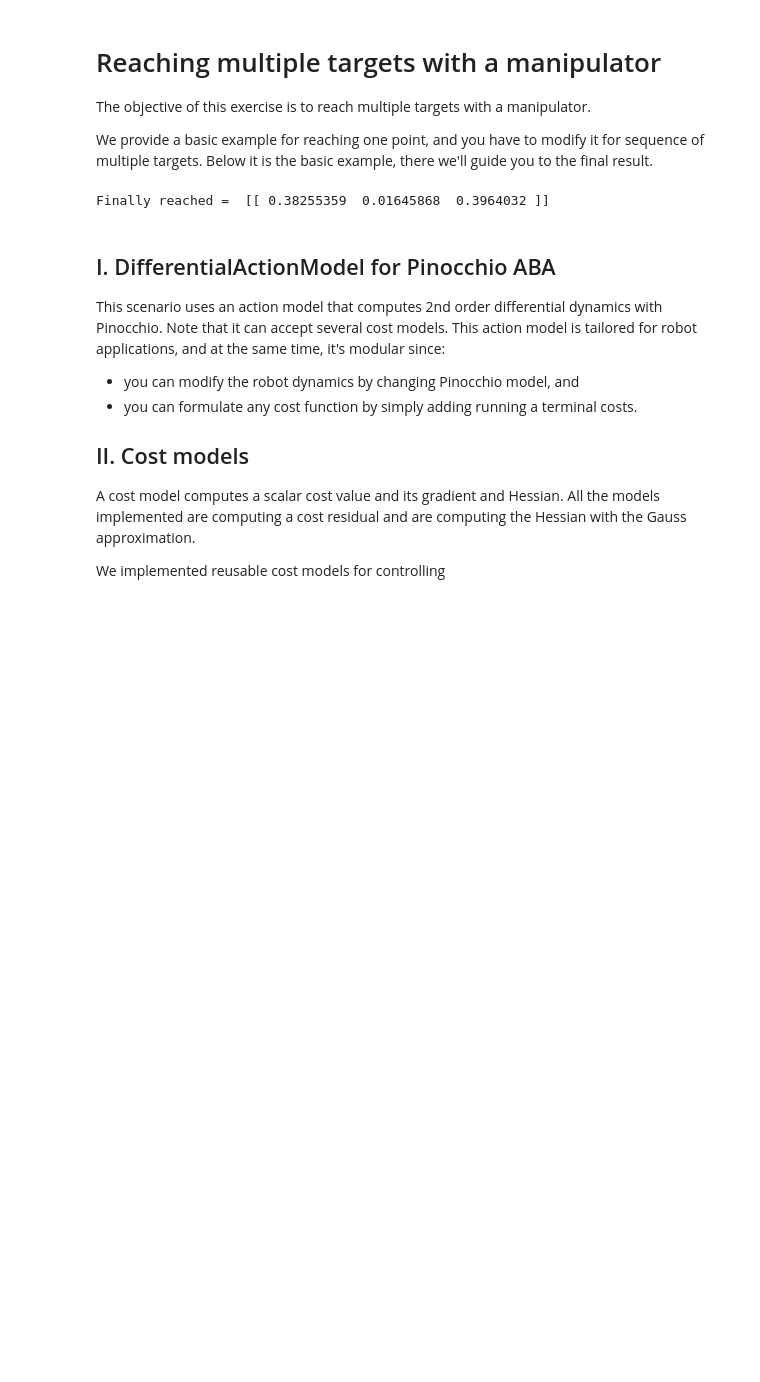
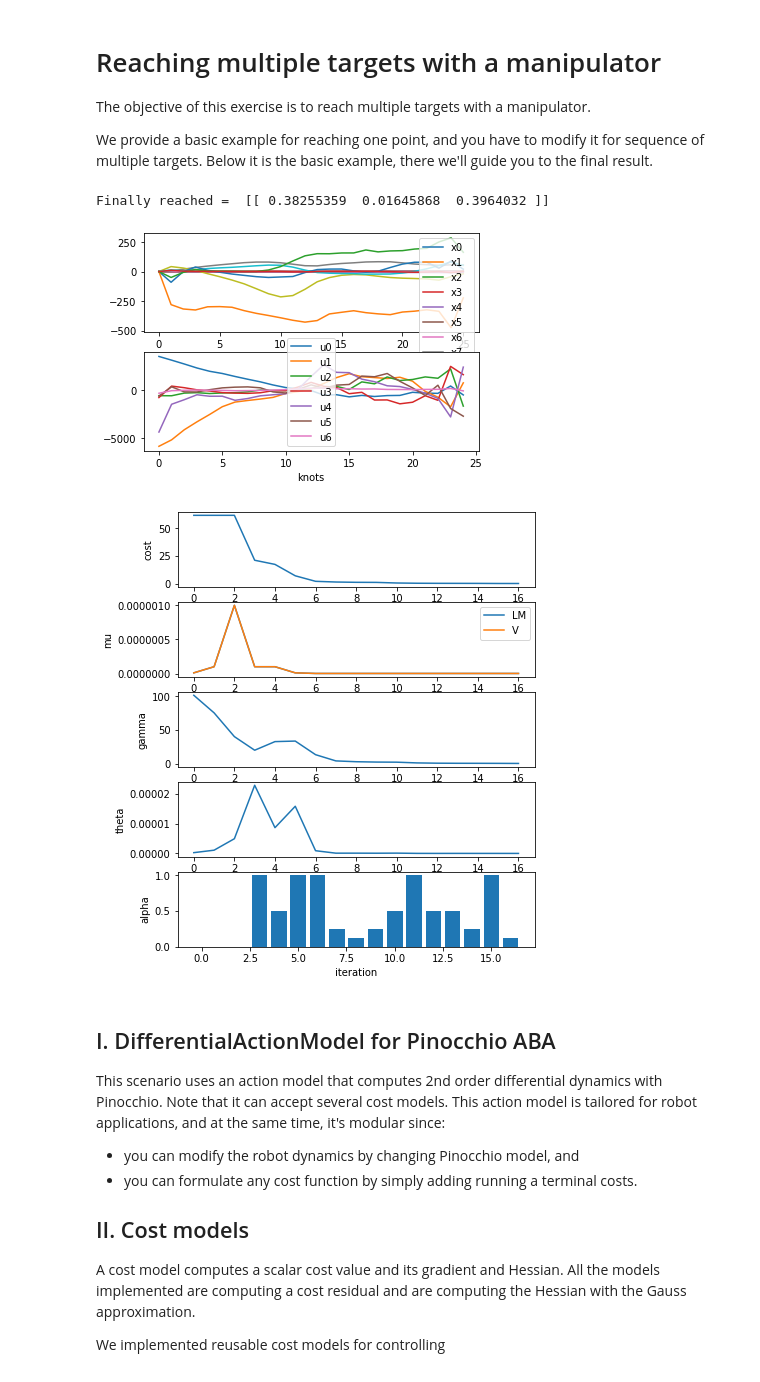
Before and after one commit to julesser/crocoddyl, a Jupyter notebook: examples/notebooks/arm_manipulation.ipynb, the cells around one changed output. Cells and saved outputs as stored; diff of their text form; code cells hidden in the pictures; blank space fills up the shorter version.

Commit message:
Add artificial torque limits + fix python error related to plotting

```diff
--- a/examples/notebooks/arm_manipulation.ipynb
+++ b/examples/notebooks/arm_manipulation.ipynb
@@ -52,34 +52,41 @@ actuationModel = crocoddyl.ActuationModelFull(state)
 
 # Create the action model
 runningModel = crocoddyl.IntegratedActionModelEuler(
     crocoddyl.DifferentialActionModelFreeFwdDynamics(state, actuationModel, runningCostModel), DT)
 terminalModel = crocoddyl.IntegratedActionModelEuler(
     crocoddyl.DifferentialActionModelFreeFwdDynamics(state, actuationModel, terminalCostModel))
 #runningModel.differential.armature = 0.2 * np.matrix(np.ones(state.nv)).T
 #terminalModel.differential.armature = 0.2 * np.matrix(np.ones(state.nv)).T
 
 # Create the problem
 q0 = np.matrix([2., 1.5, -2., 0., 0., 0., 0.]).T
 x0 = np.concatenate([q0, pinocchio.utils.zero(state.nv)])
 problem = crocoddyl.ShootingProblem(x0, [runningModel] * T, terminalModel)
 
 # Creating the DDP solver for this OC problem, defining a logger
 ddp = crocoddyl.SolverDDP(problem)
-ddp.setCallbacks([crocoddyl.CallbackVerbose()])
+ddp.setCallbacks([crocoddyl.CallbackLogger(), crocoddyl.CallbackVerbose()])
 
 # Solving it with the DDP algorithm
 ddp.solve()
 
 # Visualizing the solution in gepetto-viewer
 display.displayFromSolver(ddp)
 
 robot_data = robot_model.createData()
 xT = ddp.xs[-1]
 pinocchio.forwardKinematics(robot_model, robot_data, xT[:state.nq])
 pinocchio.updateFramePlacements(robot_model, robot_data)
 print('Finally reached = ', robot_data.oMf[robot_model.getFrameId("gripper_left_joint")].translation.T)
+
+# Plot the results
+log = ddp.getCallbacks()[0]
+crocoddyl.plotOCSolution(log.xs, log.us, figIndex=1, show=False)
+crocoddyl.plotConvergence(log.costs, log.u_regs, log.x_regs, log.grads, log.stops, log.steps, figIndex=2)
 # %% [output]
 Finally reached =  [[ 0.38255359  0.01645868  0.3964032 ]]
+[figure, added]
+[figure, added]
 # %% [markdown]
 ## I. DifferentialActionModel for Pinocchio ABA
 This scenario uses an action model that computes 2nd order differential dynamics with Pinocchio. Note that it can accept several cost models. This action model is tailored for robot applications, and at the same time, it's modular since:
```
Also changed, not shown: parts of 7 cells of this notebook, 5 other files.
